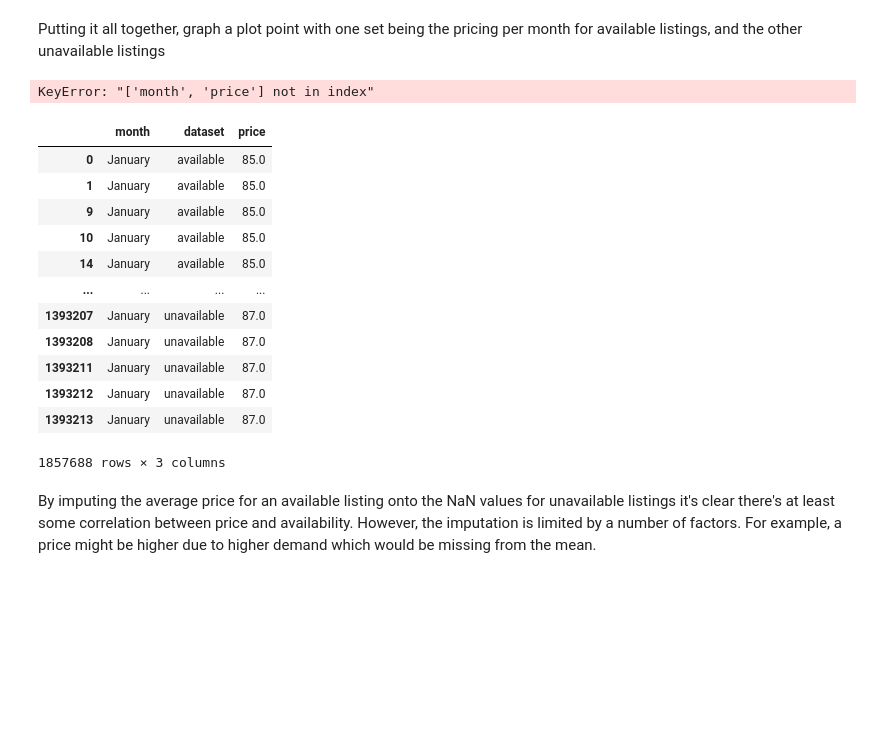
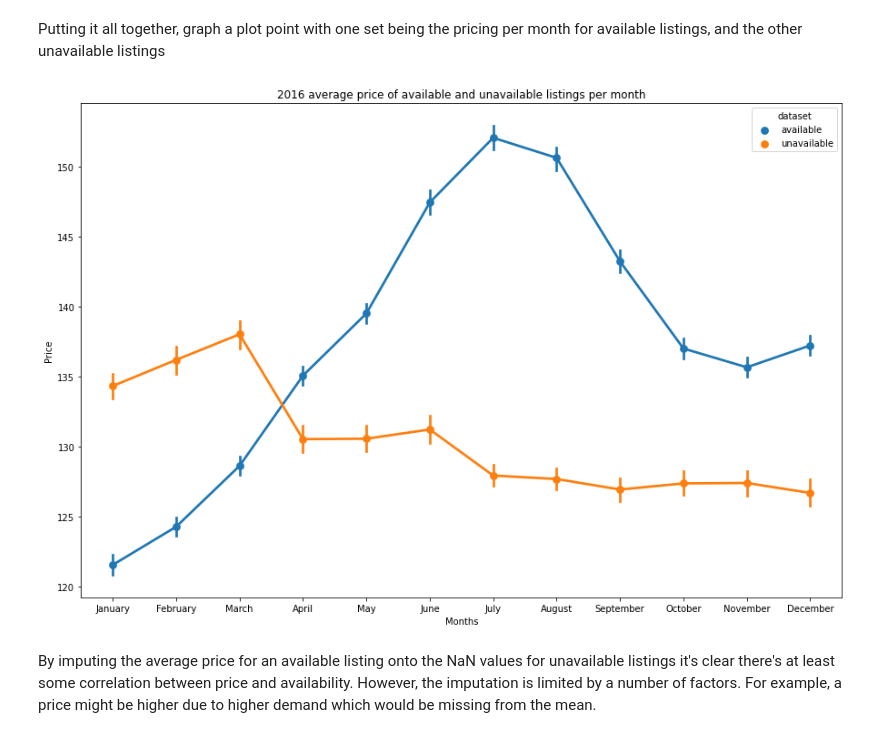
Before and after one commit to bjpayne/BecomeADataScientist, a Jupyter notebook: question2.ipynb, the cells around one changed output. Saved outputs shown, nothing was run; the diff lists cells and outputs as text; code cells hidden in the pictures; blank space fills up the shorter version.

```diff
--- a/question2.ipynb
+++ b/question2.ipynb
@@ -89,55 +89,32 @@ Putting it all together, graph a plot point with one set being the pricing per m
 # %%
 # Plot a bar graph detailing average price per month
 def slice_by_availability(_dataframe, availability):
     listings = _dataframe.loc[_dataframe['available'] == availability].copy()
 
     listings['month'] = pandas.to_datetime(listings['date']).dt.month
     listings['year'] = pandas.to_datetime(listings['date']).dt.year
 
     listings = listings.loc[listings['year'] == 2016].copy()
 
-    listings_per_month = pandas.Series([12])
-
-    for i in range(1, 13):
-        listings_per_month[i] = len(listings.loc[listings['month'] == i]['listing_id'].unique())
-
-    listings_per_month = listings_per_month.drop(0)
-
-    return listings_per_month
+    return listings
 
 available_listings = slice_by_availability(dataframe, 't')
 unavailable_listings = slice_by_availability(dataframe, 'f')
 
 plot_data = pandas.concat([available_listings.assign(dataset='available'), unavailable_listings.assign(dataset='unavailable')])
 
 plot_data = plot_data[['month', 'dataset', 'price']]
 
 plot_data['month'] = plot_data['month'].map({1: 'January', 2: 'February', 3: 'March', 4: 'April', 5: 'May', 6: 'June', 7: 'July', 8: 'August', 9: 'September', 10: 'October', 11: 'November', 12: 'December'})
 
 pyplot.subplots(figsize = (15,10))
 seaborn.pointplot(x = 'month', y = 'price', hue='dataset', data=plot_data)
 pyplot.ylabel('Price')
 pyplot.xlabel('Months')
 pyplot.title('2016 average price of available and unavailable listings per month')
 
 pyplot.savefig('available_listings_vs_unavailable_listings_price_2016.png')
 # %% [output]
-KeyError: "['month', 'price'] not in index"
+[figure, added]
-# %%
-plot_data
-# %% [output]
-|  | month | dataset | price |
-| 0 | January | available | 85.0 |
-| 1 | January | available | 85.0 |
-| 9 | January | available | 85.0 |
-| 10 | January | available | 85.0 |
-| 14 | January | available | 85.0 |
-| ... | ... | ... | ... |
-| 1393207 | January | unavailable | 87.0 |
-| 1393208 | January | unavailable | 87.0 |
-| 1393211 | January | unavailable | 87.0 |
-| 1393212 | January | unavailable | 87.0 |
-| 1393213 | January | unavailable | 87.0 |
-1857688 rows × 3 columns
 # %% [markdown]
 By imputing the average price for an available listing onto the NaN values for unavailable listings it's clear there's at least some correlation between price and availability. However, the imputation is limited by a number of factors. For example, a price might be higher due to higher demand which would be missing from the mean.
```
Also changed, not shown: 1 other file.
